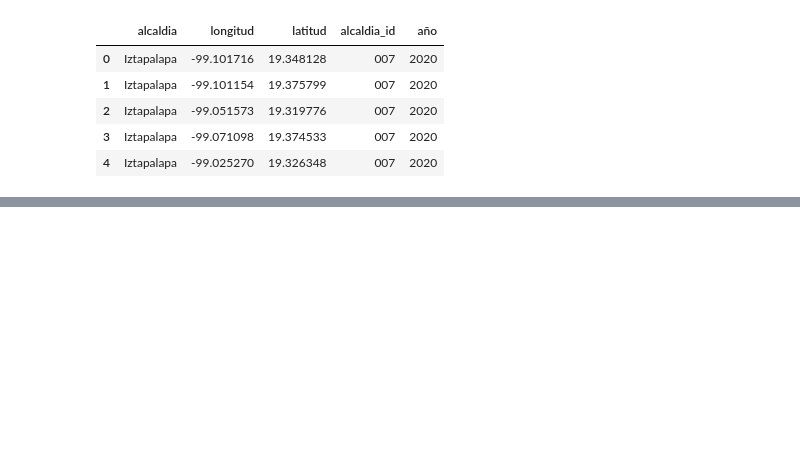
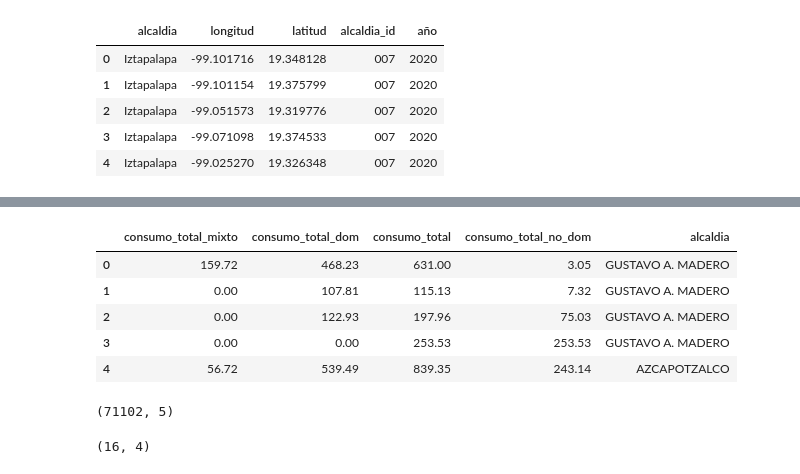
Before and after one commit to Anton-Utray/ETL-EDA, a Jupyter notebook: SRC/Data cleaning.ipynb, the cells around one changed output, grey strips where cells are left out. Drawn from its saved outputs; the diff is of its cells as text; code cells hidden in the pictures; blank space fills up the shorter version.

```diff
--- a/SRC/Data cleaning.ipynb
+++ b/SRC/Data cleaning.ipynb
@@ -279,0 +310,2 @@ captacion_19.to_csv('../DATA/CLEAN/captacion19_clean.csv')
+# %%
+consumo= pd.read_csv('../DATA/RAW/consumo_agua_historico_2019.csv')
@@ -279,0 +314,13 @@ captacion_19.to_csv('../DATA/CLEAN/captacion19_clean.csv')
+# %%
+consumo.head()
+# %% [output]
+|  | consumo_total_mixto | consumo_total_dom | consumo_total | consumo_total_no_dom | alcaldia |
+| 0 | 159.72 | 468.23 | 631.00 | 3.05 | GUSTAVO A. MADERO |
+| 1 | 0.00 | 107.81 | 115.13 | 7.32 | GUSTAVO A. MADERO |
+| 2 | 0.00 | 122.93 | 197.96 | 75.03 | GUSTAVO A. MADERO |
+| 3 | 0.00 | 0.00 | 253.53 | 253.53 | GUSTAVO A. MADERO |
+| 4 | 56.72 | 539.49 | 839.35 | 243.14 | AZCAPOTZALCO |
+# %%
+consumo.shape
+# %% [output]
+(71102, 5)
@@ -279,0 +331,4 @@ captacion_19.to_csv('../DATA/CLEAN/captacion19_clean.csv')
+# %%
+consumo_alc.shape
+# %% [output]
+(16, 4)
```
Also changed, not shown: parts of 26 cells of this notebook, 10 other files.
